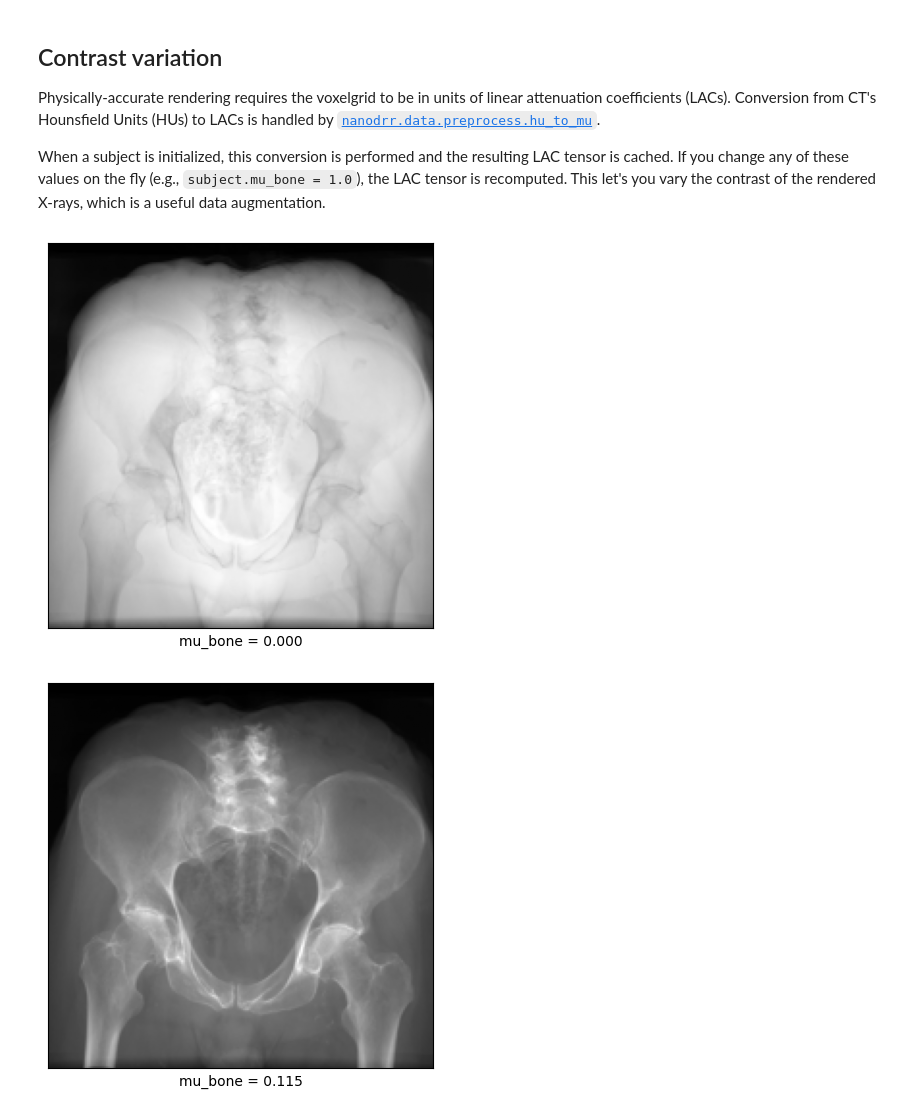
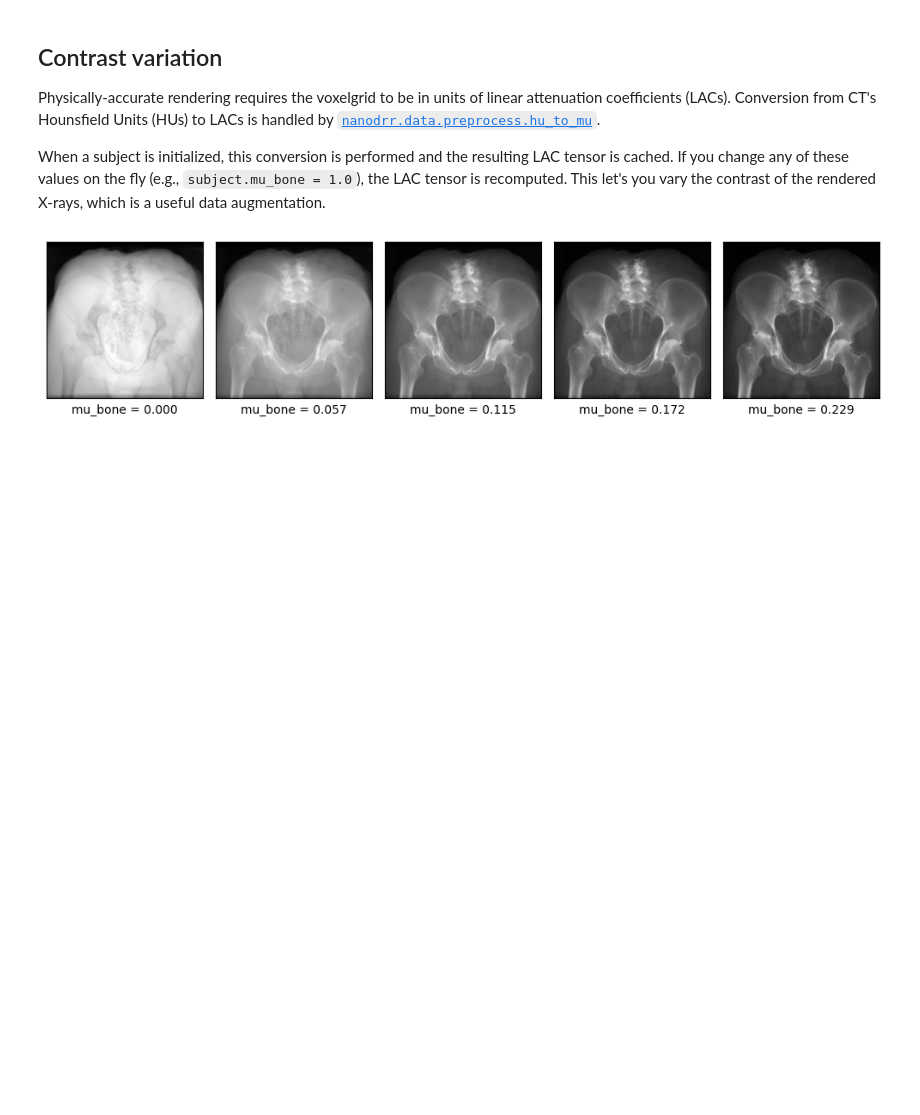
Before and after one commit to eigenvivek/nanodrr, a Jupyter notebook: tutorials/demo.ipynb, the cells around one changed output. Saved outputs shown, nothing was run; the diff lists cells and outputs as text; code cells hidden in the pictures; blank space fills up the shorter version.

```diff
--- a/tutorials/demo.ipynb
+++ b/tutorials/demo.ipynb
@@ -144,19 +144,24 @@ let's you vary the contrast of the rendered X-rays, which is a useful data augme
 # %%
 from nanodrr.data.preprocess import MU_BONE
 
 subject = Subject.from_filepath(imagepath, mu_bone=MU_BONE).to(device)
 rt_inv = make_rt_inv(
     torch.tensor([[0.0, 0.0, 0.0]], device=device),
     torch.tensor([[0.0, 850.0, 0.0]], device=device),
     orientation="AP",
     isocenter=subject.isocenter,
 )
 
-for multiplier in range(0, 10, 2):
+imgs = []
+bmus = []
+for multiplier in range(0, 5):
     subject.mu_bone = multiplier * MU_BONE
     img = drr(subject, rt_inv)
-    plot_drr(img, ticks=False, title=[f"mu_bone = {subject.mu_bone:.3f}"])
-    plt.show()
+    imgs.append(img)
+    bmus.append(subject.mu_bone)
+
+plot_drr(torch.cat(imgs), ticks=False, title=[f"mu_bone = {bmu:.3f}" for bmu in bmus])
+plt.tight_layout()
+plt.show()
 # %% [output]
-[figure, old version]
+[figure, new version]
-[figure, removed]
```
Also changed, not shown: parts of 1 cell of this notebook, 4 other files.
